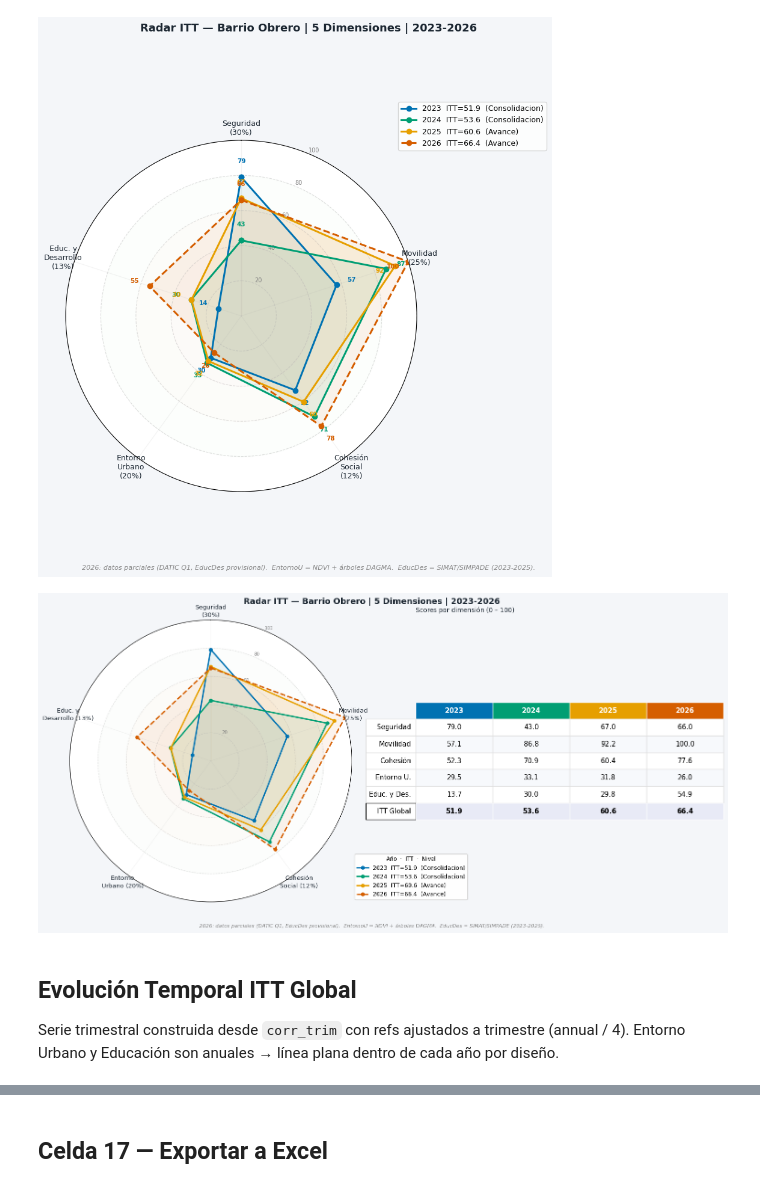
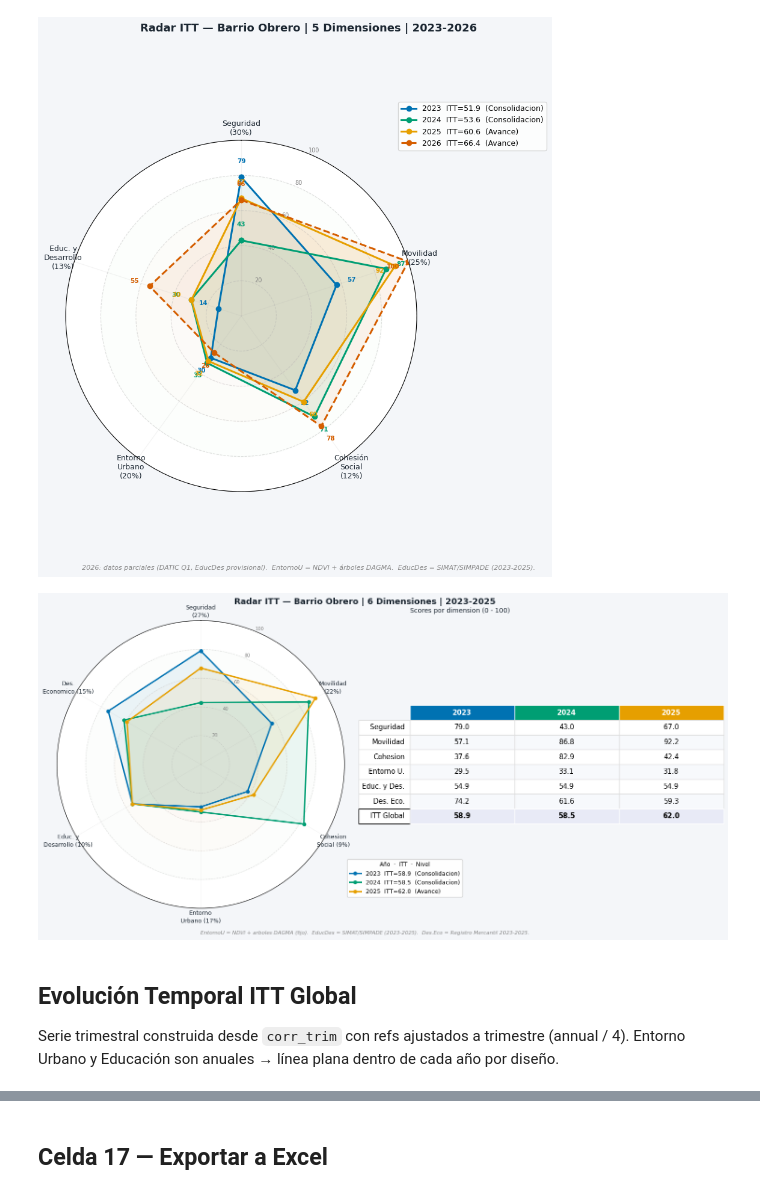
Before and after one commit to Pabandres85/Itt_repos_cali, a Jupyter notebook: notebooks/03_itt_barrio_obrero.ipynb, the cells around one changed output, grey strips where cells are left out. Cells and saved outputs as stored; diff of their text form; code cells hidden in the pictures.

```diff
--- a/notebooks/03_itt_barrio_obrero.ipynb
+++ b/notebooks/03_itt_barrio_obrero.ipynb
@@ -333,10 +333,22 @@ def score_ref(valor, ref_min, ref_max, inverso):
     raw = np.clip((valor - ref_min) / (ref_max - ref_min) * 100, 0, 100)
     return 100 - raw if inverso else raw
 
-# ── Paso 1: score por indicador ──────────────────────────────────────────────
+# ── Paso 1: score por indicador (indicadores ya en base) ─────────────────────
 for ind, (rmin, rmax, inv, desc) in REFS.items():
     if ind in base.columns:
         base[f'score_{ind}'] = base[ind].apply(lambda v: score_ref(v, rmin, rmax, inv))
+
+# ── SPA: no está en base, se calcula desde comparendos ya cargados ────────────
+if 'score_spa' not in base.columns:
+    _df_spa = pd.DataFrame([f['properties'] for f in raw_comp['features']])
+    _df_spa = _df_spa[_df_spa['agrupado'] == 'SUSTANCIAS PSICOACTIVAS'].copy()
+    _df_spa['_fecha'] = pd.to_datetime(_df_spa['fecha_hech'], errors='coerce')
+    _df_spa['año']    = _df_spa['_fecha'].dt.year
+    _spa_anual = _df_spa.groupby('año').size().reindex(ANIOS, fill_value=0)
+    base['spa']       = _spa_anual.values
+    base['score_spa'] = base['spa'].apply(lambda v: score_ref(v, 0, 10, True))
+    print(f"SPA anual calculado: {dict(zip(ANIOS, base['spa'].values))}")
+
 
 # ── Paso 2: score por dimensión (promedio simple de sus indicadores) ──────────
 base['score_seguridad'] = (base['score_homicidios'] + base['score_hurtos']) / 2
@@ -2554,32 +2757,33 @@ plt.show()
 # %% [output]
 [figure]
 # %%
-# ── Celda 16 — Radar ITT: 5 dimensiones | 2023-2026 ─────────────────────────
+# ── Celda 16 — Radar ITT: 6 dimensiones | 2023-2025 ─────────────────────────
 DIMS_LBL = [
-    'Seguridad\n(30%)', 'Movilidad\n(25%)', 'Cohesión\nSocial (12%)',
-    'Entorno\nUrbano (20%)', 'Educ. y\nDesarrollo (13%)',
+    'Seguridad\n(27%)', 'Movilidad\n(22%)', 'Cohesion\nSocial (9%)',
+    'Entorno\nUrbano (17%)', 'Educ. y\nDesarrollo (10%)', 'Des.\nEconomico (15%)',
 ]
 DIMS_COL   = ['score_seguridad','score_movilidad','score_cohesion',
-              'score_entorno_u','score_educ_des']
-DIMS_ABREV = ['Seguridad','Movilidad','Cohesión','Entorno U.','Educ. y Des.']
+              'score_entorno_u','score_educ_des','score_des_eco']
+DIMS_ABREV = ['Seguridad','Movilidad','Cohesion','Entorno U.','Educ. y Des.','Des. Eco.']
 N_DIMS     = len(DIMS_LBL)
 angles     = [i / N_DIMS * 2 * np.pi for i in range(N_DIMS)]
 angles    += angles[:1]
 
-COLORES_R = {2023: OKI_AZUL, 2024: OKI_VERDE, 2025: OKI_NARANJA, 2026: OKI_BERMELL}
+ANIOS_R   = [2023, 2024, 2025]
+COLORES_R = {2023: OKI_AZUL, 2024: OKI_VERDE, 2025: OKI_NARANJA}
 
 # ── Layout 2 paneles ──────────────────────────────────────────────────────────
 fig = plt.figure(figsize=(16, 7), facecolor=BG)
 ax_r = fig.add_axes([0.02, 0.06, 0.52, 0.88], polar=True)
 ax_t = fig.add_axes([0.56, 0.06, 0.42, 0.88])
-fig.suptitle('Radar ITT — Barrio Obrero | 5 Dimensiones | 2023-2026',
+fig.suptitle('Radar ITT — Barrio Obrero | 6 Dimensiones | 2023-2025',
              fontsize=13, fontweight='bold', color='#1B2631', y=1.01)
 
-# ── Panel izquierdo: Radar (sin etiquetas de valor) ───────────────────────────
+# ── Panel izquierdo: Radar ────────────────────────────────────────────────────
 ax_r.set_theta_offset(np.pi / 2)
 ax_r.set_theta_direction(-1)
 ax_r.set_xticks(angles[:-1])
-ax_r.set_xticklabels(DIMS_LBL, fontsize=9.5, color='#1B2631', linespacing=1.4)
+ax_r.set_xticklabels(DIMS_LBL, fontsize=9, color='#1B2631', linespacing=1.4)
 ax_r.set_ylim(0, 100)
 ax_r.set_yticks([20, 40, 60, 80, 100])
 ax_r.set_yticklabels(['20','40','60','80','100'], fontsize=7, color='gray')
@@ -2589,13 +2793,12 @@ ax_r.xaxis.grid(True, linestyle='-', alpha=0.15)
 for y, c in [(40,'#FFCDD2'),(60,'#FFE0B2'),(80,'#C8E6C9')]:
     ax_r.fill_between(np.linspace(0, 2*np.pi, 200), 0, y, alpha=0.05, color=c)
 
-for año in ANIOS:
+for año in ANIOS_R:
     row    = base[base['año'] == año].iloc[0]
-    vals   = [row[c] for c in DIMS_COL]
+    vals   = [row[c] if not pd.isna(row[c]) else 0 for c in DIMS_COL]
     vals_c = vals + [vals[0]]
     color  = COLORES_R[año]
-    ls     = '--' if año == 2026 else '-'
-    ax_r.plot(angles, vals_c, linestyle=ls, linewidth=2.2, color=color,
+    ax_r.plot(angles, vals_c, linewidth=2.2, color=color,
               marker='o', markersize=5,
               label=f"{año}  ITT={row['ITT']:.1f}  ({row['nivel']})")
     ax_r.fill(angles, vals_c, alpha=0.07, color=color)
@@ -2607,13 +2810,17 @@ ax_r.legend(loc='upper right', bbox_to_anchor=(1.42, 0.18),
 # ── Panel derecho: Tabla de scores ───────────────────────────────────────────
 ax_t.axis('off')
 
-col_labels = [str(a) for a in ANIOS]
+col_labels = [str(a) for a in ANIOS_R]
 row_labels  = DIMS_ABREV + ['ITT Global']
 
 table_data = []
 for dim in DIMS_COL:
-    table_data.append([f"{base[base['año']==a].iloc[0][dim]:.1f}" for a in ANIOS])
-table_data.append([f"{base[base['año']==a].iloc[0]['ITT']:.1f}" for a in ANIOS])
+    table_data.append([
+        f"{base[base['año']==a].iloc[0][dim]:.1f}"
+        if not pd.isna(base[base['año']==a].iloc[0][dim]) else '—'
+        for a in ANIOS_R
+    ])
+table_data.append([f"{base[base['año']==a].iloc[0]['ITT']:.1f}" for a in ANIOS_R])
 
 tbl = ax_t.table(
     cellText=table_data,
@@ -2623,47 +2830,45 @@ tbl = ax_t.table(
     loc='center',
 )
 tbl.auto_set_font_size(False)
 tbl.set_fontsize(10.5)
-tbl.scale(1.0, 2.2)
+tbl.scale(1.0, 1.9)
 
-# Encabezados de columna con color por año
-for j, año in enumerate(ANIOS):
+for j, año in enumerate(ANIOS_R):
     cell = tbl[0, j]
     cell.set_facecolor(COLORES_R[año])
     cell.set_text_props(color='white', fontweight='bold')
     cell.set_edgecolor('white')
 
-# Fila ITT Global
 n = len(table_data)
-for j in range(len(ANIOS)):
+for j in range(len(ANIOS_R)):
     cell = tbl[n, j]
     cell.set_facecolor('#E8EAF6')
     cell.set_text_props(fontweight='bold')
     cell.set_edgecolor('white')
 
-# Filas de dimensiones alternas
 for i in range(1, n):
-    for j in range(len(ANIOS)):
+    for j in range(len(ANIOS_R)):
         tbl[i, j].set_facecolor('#F7F9FC' if i % 2 == 0 else 'white')
         tbl[i, j].set_edgecolor('#DEDEDE')
     tbl[i, -1].set_edgecolor('#DEDEDE')
 
-ax_t.set_title('Scores por dimensión (0 – 100)', fontsize=10,
+ax_t.set_title('Scores por dimension (0 - 100)', fontsize=10,
                color='#1B2631', pad=12, loc='left')
 
 fig.text(0.5, -0.02,
-    '2026: datos parciales (DATIC Q1, EducDes provisional).  '
-    'EntornoU = NDVI + árboles DAGMA.  EducDes = SIMAT/SIMPADE (2023-2025).',
+    'EntornoU = NDVI + arboles DAGMA (fijo).  '
+    'EducDes = SIMAT/SIMPADE (2023-2025).  '
+    'Des.Eco = Registro Mercantil 2023-2025.',
     ha='center', fontsize=8, color='#888888', style='italic')
 
 plt.tight_layout()
 plt.savefig('itt_obrero_radar.png', dpi=150, bbox_inches='tight', facecolor=BG)
 plt.show()
 # %% [output]
-[figure, old version]
+[figure, new version]
-# %% [markdown]
-## Evolución Temporal ITT Global
-
-Serie trimestral construida desde `corr_trim` con refs ajustados a trimestre (annual / 4).
-Entorno Urbano y Educación son anuales → línea plana dentro de cada año por diseño.
+# %% [markdown]
+## Evolución Temporal ITT Global
+
+Serie trimestral construida desde `corr_trim` con refs ajustados a trimestre (annual / 4).
+Entorno Urbano y Educación son anuales → línea plana dentro de cada año por diseño.
 # %%
```
Also changed, not shown: parts of 28 cells of this notebook.
